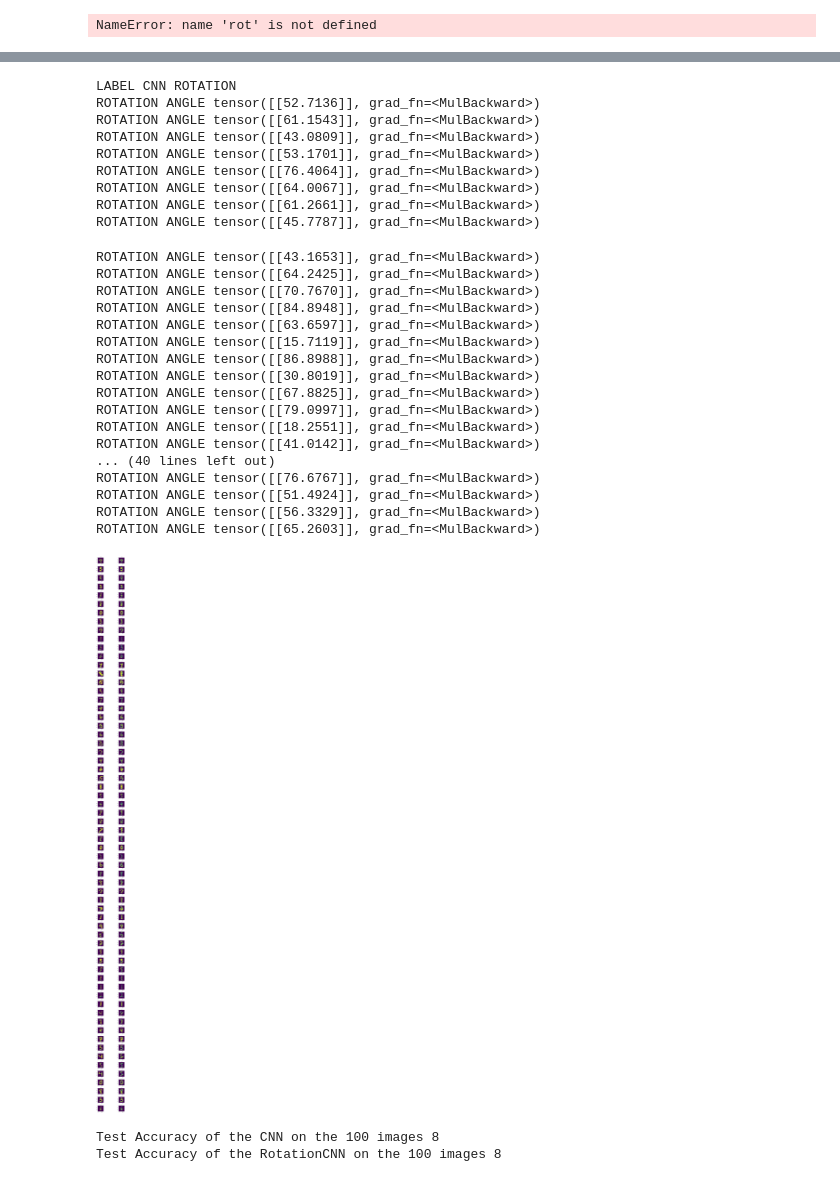
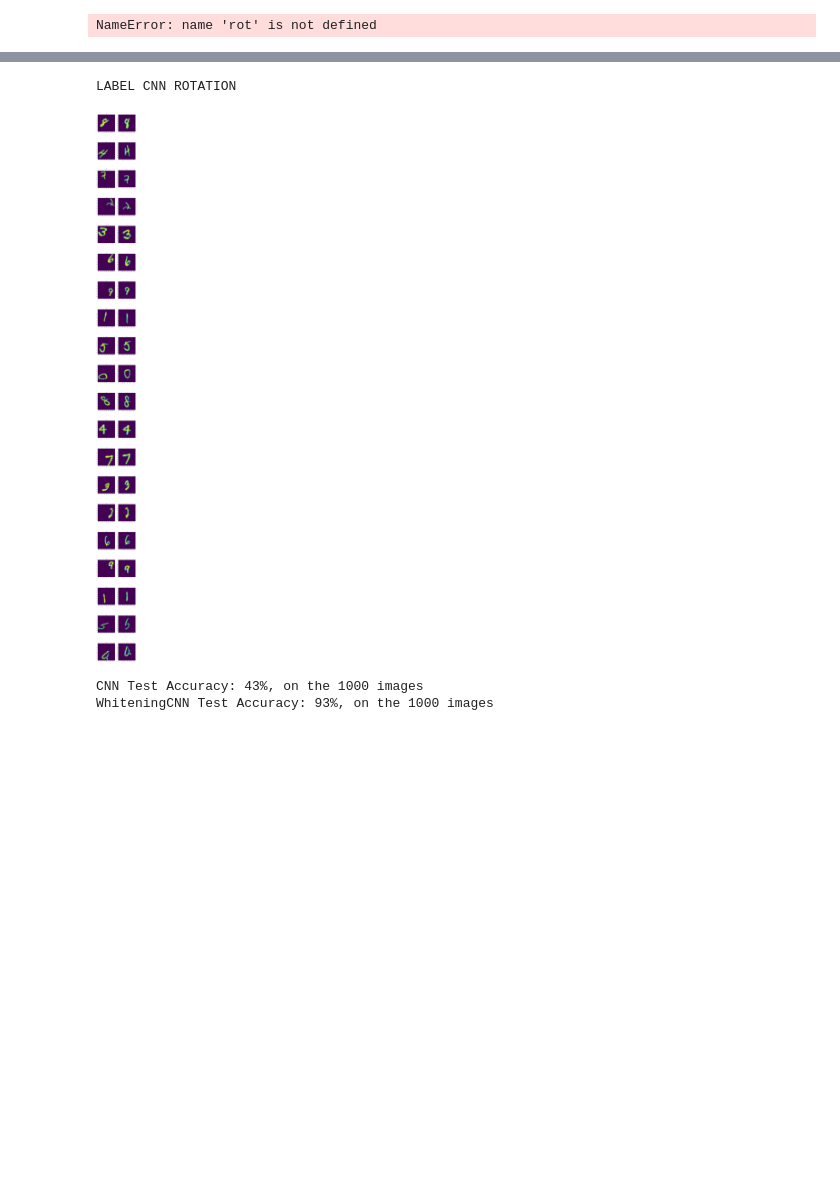
Before and after one commit to rsimmons1/WhiteningNN, a Jupyter notebook: WhiteningNN.ipynb, the cells around one changed output, grey strips where cells are left out. Cells and saved outputs as stored; diff of their text form; code cells hidden in the pictures; blank space fills up the shorter version.

Commit message:
running more tests with CNN

```diff
--- a/WhiteningNN.ipynb
+++ b/WhiteningNN.ipynb
@@ -313,7 +309,7 @@ shape_whitening = ShapeWhitening()
 
 # print(index)
 
-def plot_transform(py_tensor, ax1=None, ax2=None):
+def plot_transform(py_tensor, ax1=None, ax2=None, img_shape=(1, 40, 40)):
 #     py_tensor = py_tensor.clone()
 #     py_tensor = py_tensor.view(28, 28)
     ax = None
@@ -327,18 +323,18 @@ def plot_transform(py_tensor, ax1=None, ax2=None):
 #     print(rotations)
 #     print(rot, scale, mean_x, mean_y)
 
-    x_batch_transform_numpy = x_batch_transform.view(1, 28, 28).data
+    x_batch_transform_numpy = x_batch_transform.view(*img_shape).data
     x_batch_transform_numpy = x_batch_transform_numpy.permute(1, 2, 0)
     x_batch_transform_numpy = x_batch_transform_numpy.numpy()
 
-    x_batch_numpy = x_batch.view(1, 28, 28).data
+    x_batch_numpy = x_batch.view(*img_shape).data
     x_batch_numpy = x_batch_numpy.permute(1, 2, 0)
     x_batch_numpy = x_batch_numpy.numpy()
 
 
     ax1.imshow(x_batch_numpy[:, :, 0])
-    ax1.plot(mean_x.data, mean_y.data, 'r*')
-    ax1.plot(mean_x.data+rot[0][0].data*10, x_batch_numpy.data.shape[0] - (mean_y.data+rot.data[0][1]*10), 'r*')
+    ax1.plot(mean_x.data, img_shape[1] - mean_y.data, 'r*')
+    ax1.plot(mean_x.data+rot[0][0].data*10, img_shape[1] - (mean_y.data+rot.data[0][1]*10), 'r*')
 
     ax2.imshow(x_batch_transform_numpy[:, :, 0])
 
@@ -350,7 +346,7 @@ for x in range(10):
     index = np.random.randint(2000)
     print(index)
     x_example = x_train_mnist[index]
-    plot_transform(x_example.view(1,1,28,28))
+    plot_transform(x_example.view(1,1,28,28), img_shape=(1, 28, 28))
 # fig, ax = plt.subplots(1)
 # ax.imshow(test_img.view(28,28))
 # %% [output]
@@ -387,6 +373,6 @@ ROTATION ANGLE tensor([[62.2518]], grad_fn=<MulBackward>)
 # %%
 import torch.nn as nn
-img_shape = (28, 28)
+img_shape = (40, 40)
 class CNN(nn.Module):
     def __init__(self):
         super(CNN, self).__init__()
@@ -407,7 +393,7 @@ class CNN(nn.Module):
         out = self.layer2(out)
         out = out.view(out.size(0), -1)
         out = self.fc(out)
-        return F.softmax(out, dim=0)
+        return out
 
 class SWCNN(nn.Module):
     def __init__(self):
@@ -416,8 +402,8 @@ class SWCNN(nn.Module):
         self.layer1 = nn.Sequential(
             nn.Conv2d(1, 16, kernel_size=5, padding=2),
             nn.BatchNorm2d(16),
-            nn.ReLU(),
-            nn.MaxPool2d(2))
+            nn.ReLU())
+        self.pool = nn.MaxPool2d(2)
         self.layer2 = nn.Sequential(
             nn.Conv2d(16, 32, kernel_size=5, padding=2),
             nn.BatchNorm2d(32),
@@ -430,6 +416,7 @@ class SWCNN(nn.Module):
 
         out = self.layer1(x)
         out, _, rot = self.shape_whitening(out)
+        out = self.pool(out)
         out = self.layer2(out)
         out = out.view(out.size(0), -1)
         out = self.fc(out)
@@ -438,7 +425,7 @@ class SWCNN(nn.Module):
 #         out = torch.cat((out, rot), 1)
 #         out = self.fc2(out)
 
-        return F.softmax(out, dim=0)
+        return out
 # %%
 def train_net(model, data_loader, loss_function, optimizer_function, num_epochs=10, num_examples = 10):
     # Train the Model
@@ -446,6 +433,7 @@ def train_net(model, data_loader, loss_function, optimizer_function, num_epochs=
         for i, batch in enumerate(data_loader):
             if i >= num_examples:
                 print("Batch Num", i*epoch)
+                print("LOSS:", loss)
                 break
             input_data = Variable(batch[0].float()/batch[0].max())
             temp_labels = Variable(batch[1].long().squeeze(1))
@@ -456,6 +444,8 @@ def train_net(model, data_loader, loss_function, optimizer_function, num_epochs=
             loss = loss_function(outputs, temp_labels)
             loss.backward()
             optimizer_function.step()
+
+    return model
 # %%
 cnn = CNN()
 swcnn = SWCNN()
@@ -466,8 +456,9 @@ criterion2 = nn.CrossEntropyLoss()
 optimizer = torch.optim.Adam(cnn.parameters(), lr=learning_rate)
 optimizer2 = torch.optim.Adam(swcnn.parameters(), lr=learning_rate)
 # %%
-train_net(cnn, train_loader, criterion, optimizer, 10, 10)
-train_net(swcnn, train_loader, criterion2, optimizer2, 10, 10)
-print("DONE!")
+train_net(cnn, train_loader, criterion, optimizer, 20, 20)
+print("DONE TRAINING CNN")
+train_net(swcnn, train_loader, criterion2, optimizer2, 20, 20)
+print("DONE TRAINING SWCNN")
 # %% [output]
 Batch Num 0
@@ -490,7 +481,7 @@ DONE!
 # %%
 num_limit = 1
-total_num = 64
-fig, ax = plt.subplots(64,2, figsize=(10,150))
+total_num = 20
+fig, ax = plt.subplots(total_num, 2, figsize=(10,150))
 count = 0
 specific_batch = np.random.randint(50)
 
@@ -502,59 +493,34 @@ for index, batch in enumerate(test_loader):
         continue
     for index2, (img, label) in enumerate(zip(batch[0],batch[1])):
         if index2 >= total_num:
             break
         img2 = img.clone()
         img = img.view(1, 1,img_shape[1],img_shape[0])
         test_img = Variable(img.float()/img.max())
         test_img2 = Variable(img2.view(1, 1,img_shape[1],img_shape[0]).float()/img2.max())
 
         outputs = cnn(test_img.clone())
         _, prediction = torch.max(outputs.data, 1)
 
         outputs2 = swcnn(test_img.clone())
         _, prediction2 = torch.max(outputs2.data, 1)
 
 
         digit_num = int(prediction[0])
         digit_num2 = int(prediction2[0])
 
         ax[count, 0].set_title(digit_num)
         ax[count, 1].set_title(digit_num2)
         test_img2
         plot_transform(test_img2, ax[count, 0], ax[count, 1])
         count += 1
 
 
 plt.subplots_adjust(hspace=0.5)
 plt.show()
 # %% [output]
 LABEL CNN ROTATION
-ROTATION ANGLE tensor([[52.7136]], grad_fn=<MulBackward>)
-ROTATION ANGLE tensor([[61.1543]], grad_fn=<MulBackward>)
-ROTATION ANGLE tensor([[43.0809]], grad_fn=<MulBackward>)
-ROTATION ANGLE tensor([[53.1701]], grad_fn=<MulBackward>)
-ROTATION ANGLE tensor([[76.4064]], grad_fn=<MulBackward>)
-ROTATION ANGLE tensor([[64.0067]], grad_fn=<MulBackward>)
-ROTATION ANGLE tensor([[61.2661]], grad_fn=<MulBackward>)
-ROTATION ANGLE tensor([[45.7787]], grad_fn=<MulBackward>)
-ROTATION ANGLE tensor([[43.1653]], grad_fn=<MulBackward>)
-ROTATION ANGLE tensor([[64.2425]], grad_fn=<MulBackward>)
-ROTATION ANGLE tensor([[70.7670]], grad_fn=<MulBackward>)
-ROTATION ANGLE tensor([[84.8948]], grad_fn=<MulBackward>)
-ROTATION ANGLE tensor([[63.6597]], grad_fn=<MulBackward>)
-ROTATION ANGLE tensor([[15.7119]], grad_fn=<MulBackward>)
-ROTATION ANGLE tensor([[86.8988]], grad_fn=<MulBackward>)
-ROTATION ANGLE tensor([[30.8019]], grad_fn=<MulBackward>)
-ROTATION ANGLE tensor([[67.8825]], grad_fn=<MulBackward>)
-ROTATION ANGLE tensor([[79.0997]], grad_fn=<MulBackward>)
-ROTATION ANGLE tensor([[18.2551]], grad_fn=<MulBackward>)
-ROTATION ANGLE tensor([[41.0142]], grad_fn=<MulBackward>)
-... (40 lines left out)
-ROTATION ANGLE tensor([[76.6767]], grad_fn=<MulBackward>)
-ROTATION ANGLE tensor([[51.4924]], grad_fn=<MulBackward>)
-ROTATION ANGLE tensor([[56.3329]], grad_fn=<MulBackward>)
-ROTATION ANGLE tensor([[65.2603]], grad_fn=<MulBackward>)
-[figure, old version]
+[figure, new version]
 # %%
 # Test the Model
 cnn.eval()  # Change model to 'eval' mode (BN uses moving mean/var).
@@ -565,7 +531,7 @@ total = 0
 correct2 = 0
 total2 = 0
 
-num_imgs = 100
+num_imgs = 1000
 count = 0
 for testing_images, testing_labels in test_loader:
     for image, label in zip(testing_images, testing_labels):
@@ -587,12 +553,12 @@ for testing_images, testing_labels in test_loader:
         total += t_label.size(0)
         correct += (predicted == t_label).sum()
 
-print('Test Accuracy of the CNN on the {} images {}'.format(num_imgs, 100 * correct / num_imgs))
-print('Test Accuracy of the RotationCNN on the {} images {}'.format(num_imgs, 100 * correct2 / num_imgs))
+print('CNN Test Accuracy: {}%, on the {} images '.format(100 * correct / num_imgs, num_imgs))
+print('WhiteningCNN Test Accuracy: {}%, on the {} images '.format(100 * correct2 / num_imgs, num_imgs))
 
 
 # Save the Trained Model
 # torch.save(cnn.state_dict(), 'cnn.pkl')
 # %% [output]
-Test Accuracy of the CNN on the 100 images 8
-Test Accuracy of the RotationCNN on the 100 images 8
+CNN Test Accuracy: 43%, on the 1000 images
+WhiteningCNN Test Accuracy: 93%, on the 1000 images
```
Also changed, not shown: parts of 13 cells of this notebook.
